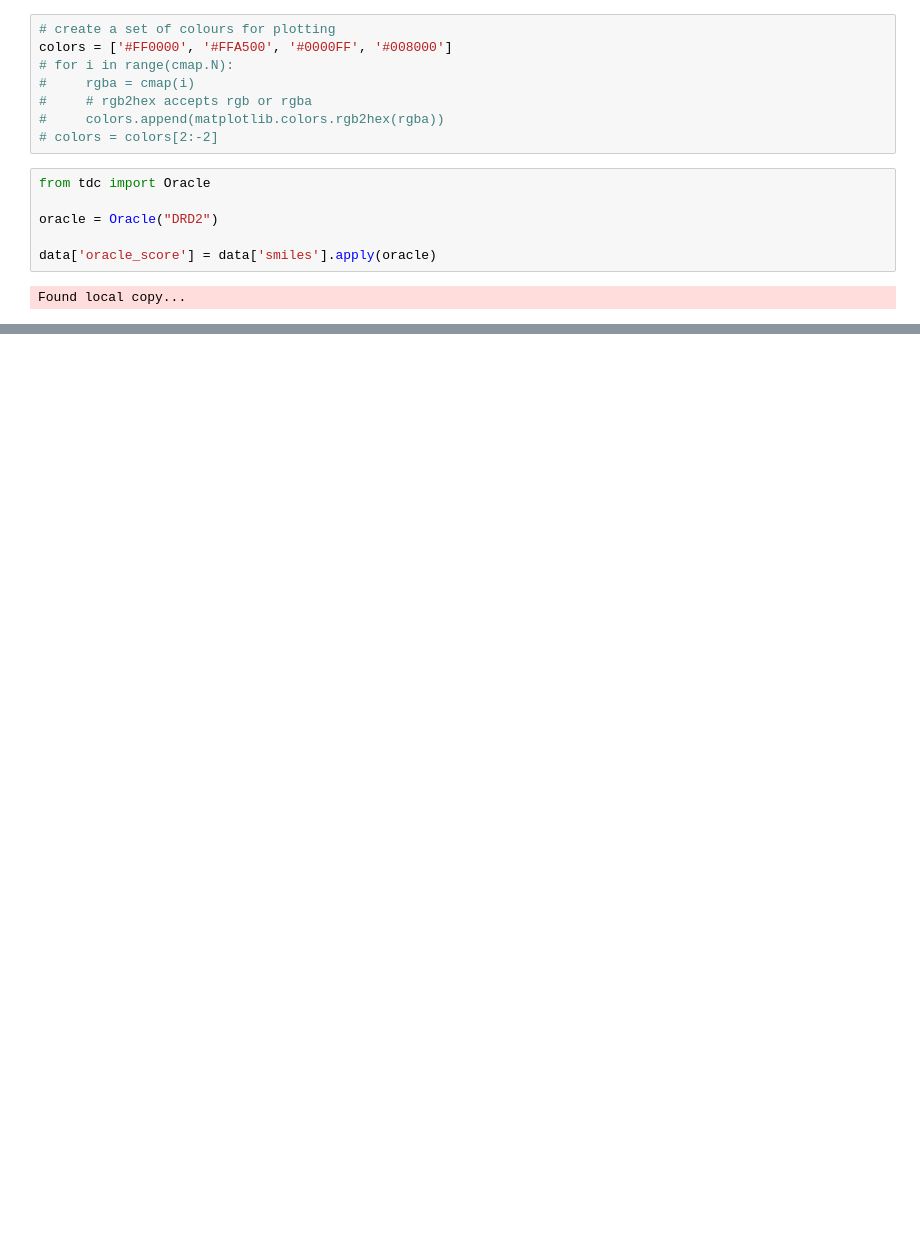
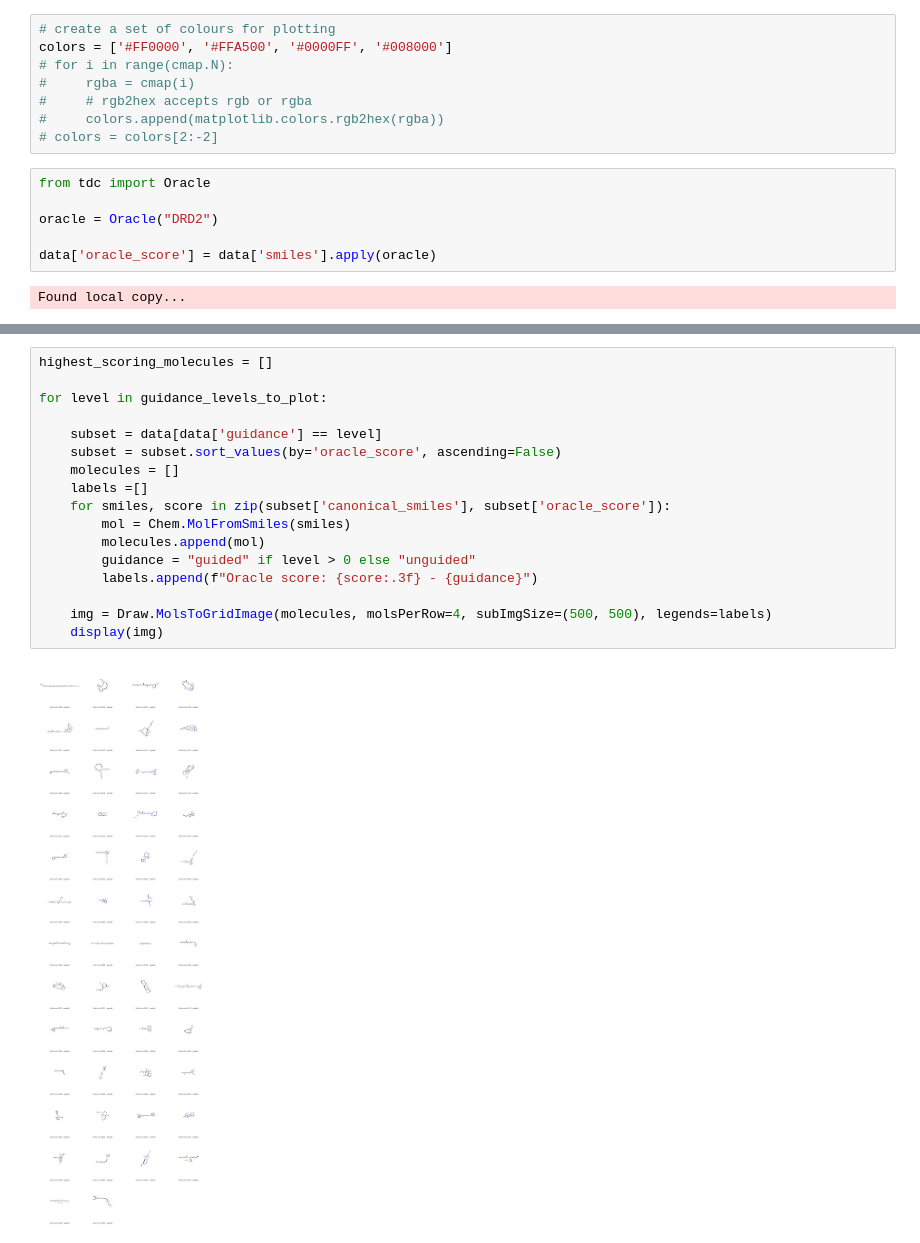
Before and after one commit to Horizon371/modified_drug_diff, a Jupyter notebook: notebooks/evaluation_with_single_property_guidance.ipynb, the cells around one changed output, grey strips where cells are left out. Saved outputs shown, nothing was run; the diff lists cells and outputs as text; blank space fills up the shorter version.

Commit message:
changes to scoring

```diff
--- a/notebooks/evaluation_with_single_property_guidance.ipynb
+++ b/notebooks/evaluation_with_single_property_guidance.ipynb
@@ -57,0 +81,19 @@ AttributeError: module 'matplotlib' has no attribute 'subplots'
+# %%
+highest_scoring_molecules = []
+
+for level in guidance_levels_to_plot:
+
+    subset = data[data['guidance'] == level]
+    subset = subset.sort_values(by='oracle_score', ascending=False)
+    molecules = []
+    labels =[]
+    for smiles, score in zip(subset['canonical_smiles'], subset['oracle_score']):
+        mol = Chem.MolFromSmiles(smiles)
+        molecules.append(mol)
+        guidance = "guided" if level > 0 else "unguided"
+        labels.append(f"Oracle score: {score:.3f} - {guidance}")
+
+    img = Draw.MolsToGridImage(molecules, molsPerRow=4, subImgSize=(500, 500), legends=labels)
+    display(img)
+# %% [output]
+[figure, added]
```
Also changed, not shown: parts of 4 cells of this notebook, 3 other files.
